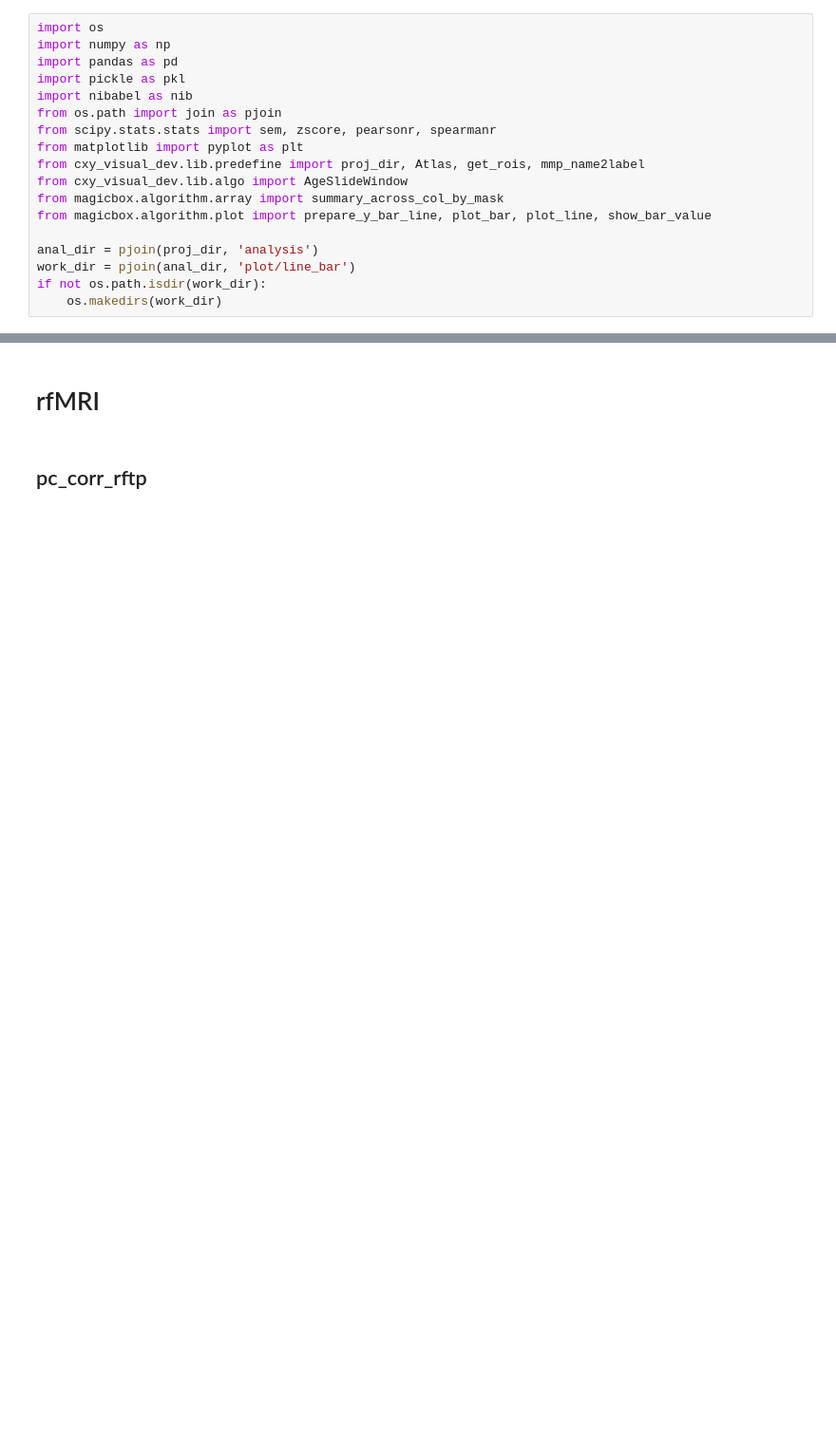
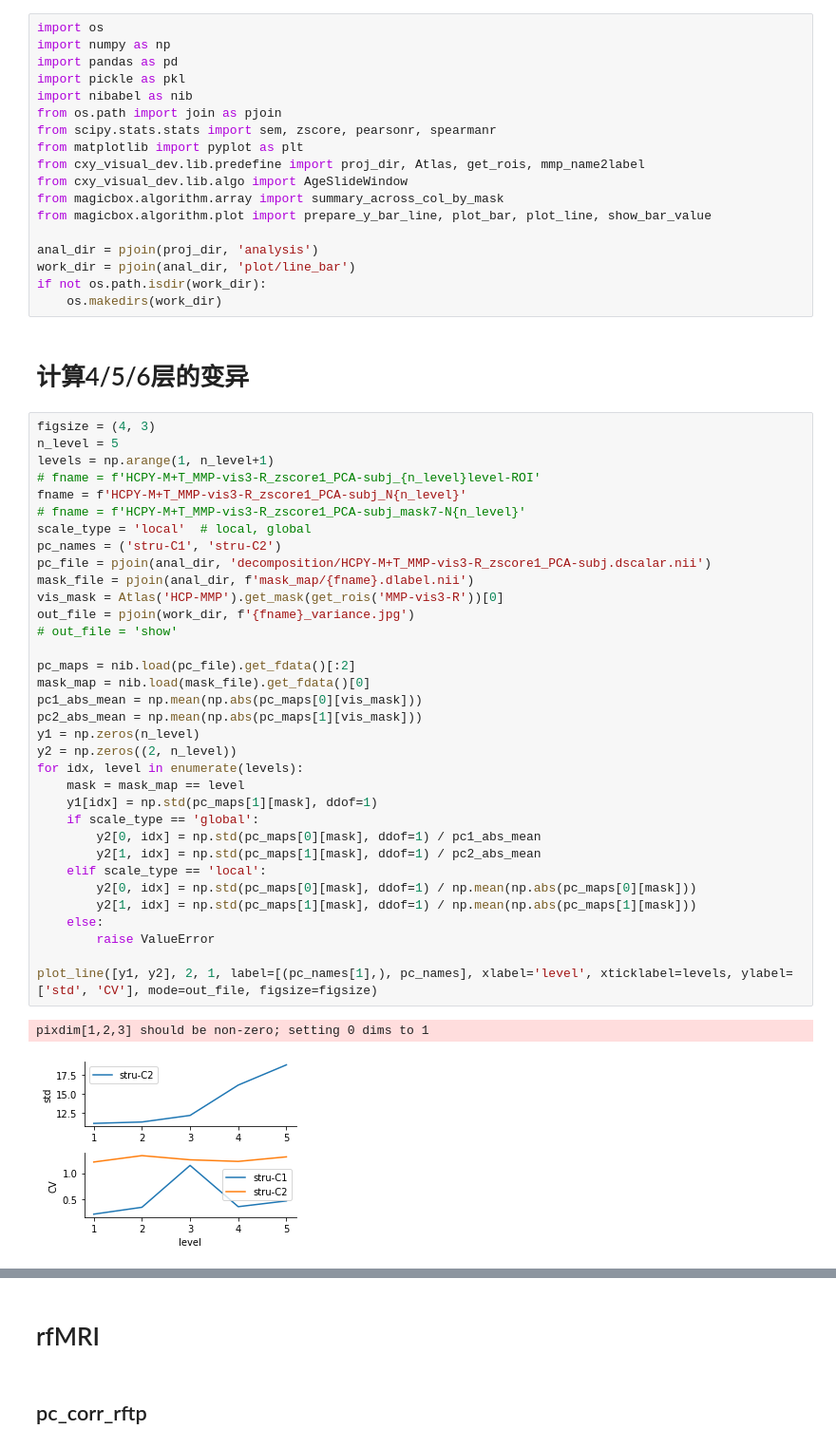
Before and after one commit to BNUCNL/nibrain, a Jupyter notebook: cxy_visual_dev/scripts/plot_line_bar.ipynb, the cells around one changed output, grey strips where cells are left out. Shown at 95% size. Drawn from its saved outputs; the diff is of its cells as text; blank space fills up the shorter version.

Commit message:
cxy_visual_dev: update

```diff
--- a/cxy_visual_dev/scripts/plot_line_bar.ipynb
+++ b/cxy_visual_dev/scripts/plot_line_bar.ipynb
@@ -16,3 +16,42 @@ anal_dir = pjoin(proj_dir, 'analysis')
 work_dir = pjoin(anal_dir, 'plot/line_bar')
 if not os.path.isdir(work_dir):
     os.makedirs(work_dir)
+# %% [markdown]
+# 计算4/5/6层的变异
+# %%
+figsize = (4, 3)
+n_level = 5
+levels = np.arange(1, n_level+1)
+# fname = f'HCPY-M+T_MMP-vis3-R_zscore1_PCA-subj_{n_level}level-ROI'
+fname = f'HCPY-M+T_MMP-vis3-R_zscore1_PCA-subj_N{n_level}'
+# fname = f'HCPY-M+T_MMP-vis3-R_zscore1_PCA-subj_mask7-N{n_level}'
+scale_type = 'local'  # local, global
+pc_names = ('stru-C1', 'stru-C2')
+pc_file = pjoin(anal_dir, 'decomposition/HCPY-M+T_MMP-vis3-R_zscore1_PCA-subj.dscalar.nii')
+mask_file = pjoin(anal_dir, f'mask_map/{fname}.dlabel.nii')
+vis_mask = Atlas('HCP-MMP').get_mask(get_rois('MMP-vis3-R'))[0]
+out_file = pjoin(work_dir, f'{fname}_variance.jpg')
+# out_file = 'show'
+
+pc_maps = nib.load(pc_file).get_fdata()[:2]
+mask_map = nib.load(mask_file).get_fdata()[0]
+pc1_abs_mean = np.mean(np.abs(pc_maps[0][vis_mask]))
+pc2_abs_mean = np.mean(np.abs(pc_maps[1][vis_mask]))
+y1 = np.zeros(n_level)
+y2 = np.zeros((2, n_level))
+for idx, level in enumerate(levels):
+    mask = mask_map == level
+    y1[idx] = np.std(pc_maps[1][mask], ddof=1)
+    if scale_type == 'global':
+        y2[0, idx] = np.std(pc_maps[0][mask], ddof=1) / pc1_abs_mean
+        y2[1, idx] = np.std(pc_maps[1][mask], ddof=1) / pc2_abs_mean
+    elif scale_type == 'local':
+        y2[0, idx] = np.std(pc_maps[0][mask], ddof=1) / np.mean(np.abs(pc_maps[0][mask]))
+        y2[1, idx] = np.std(pc_maps[1][mask], ddof=1) / np.mean(np.abs(pc_maps[1][mask]))
+    else:
+        raise ValueError
+
+plot_line([y1, y2], 2, 1, label=[(pc_names[1],), pc_names], xlabel='level', xticklabel=levels, ylabel=['std', 'CV'], mode=out_file, figsize=figsize)
+# %% [output]
+pixdim[1,2,3] should be non-zero; setting 0 dims to 1
+[figure, added]
```
Also changed, not shown: parts of 1 cell of this notebook, 2 other files.
